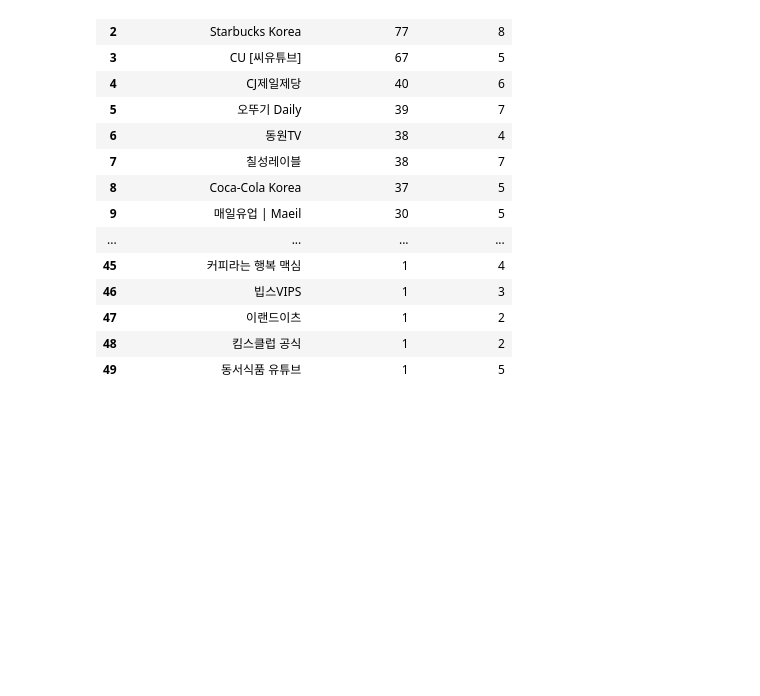
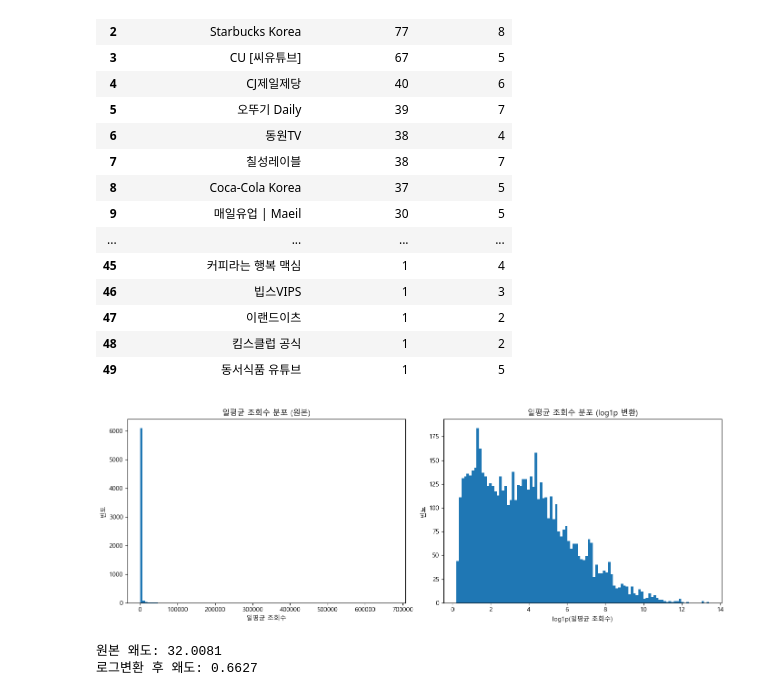
Before and after one commit to hanalo26/final_project, a Jupyter notebook: works/Haeun/260502_FnB-shorts_EDA.ipynb, the cells around one changed output. Cells and saved outputs as stored; diff of their text form; code cells hidden in the pictures; blank space fills up the shorter version.

```diff
--- a/works/Haeun/260502_FnB-shorts_EDA.ipynb
+++ b/works/Haeun/260502_FnB-shorts_EDA.ipynb
@@ -492,3 +492,30 @@ display(result)
 | 47 | 이랜드이츠 | 1 | 2 |
 | 48 | 킴스클럽 공식 | 1 | 2 |
 | 49 | 동서식품 유튜브 | 1 | 5 |
+# %%
+# 일평균 조회수 성과에서 로그변환이 필요한지 판단
+fig, axes = plt.subplots(1, 2, figsize=(14, 5))
+
+# 1. 원본 분포
+axes[0].hist(df_target_main['일평균 조회수'], bins=100, edgecolor='none')
+axes[0].set_title('일평균 조회수 분포 (원본)')
+axes[0].set_xlabel('일평균 조회수')
+axes[0].set_ylabel('빈도')
+
+# 2. 로그변환 후 분포
+axes[1].hist(np.log1p(df_target_main['일평균 조회수']), bins=100, edgecolor='none')
+axes[1].set_title('일평균 조회수 분포 (log1p 변환)')
+axes[1].set_xlabel('log1p(일평균 조회수)')
+axes[1].set_ylabel('빈도')
+
+plt.tight_layout()
+plt.show()
+
+# 왜도(skewness) 확인
+from scipy.stats import skew
+print(f"원본 왜도: {skew(df_target_main['일평균 조회수']):.4f}")
+print(f"로그변환 후 왜도: {skew(np.log1p(df_target_main['일평균 조회수'])):.4f}")
+# %% [output]
+[figure, added]
+원본 왜도: 32.0081
+로그변환 후 왜도: 0.6627
```
Also changed, not shown: parts of 22 cells of this notebook.
